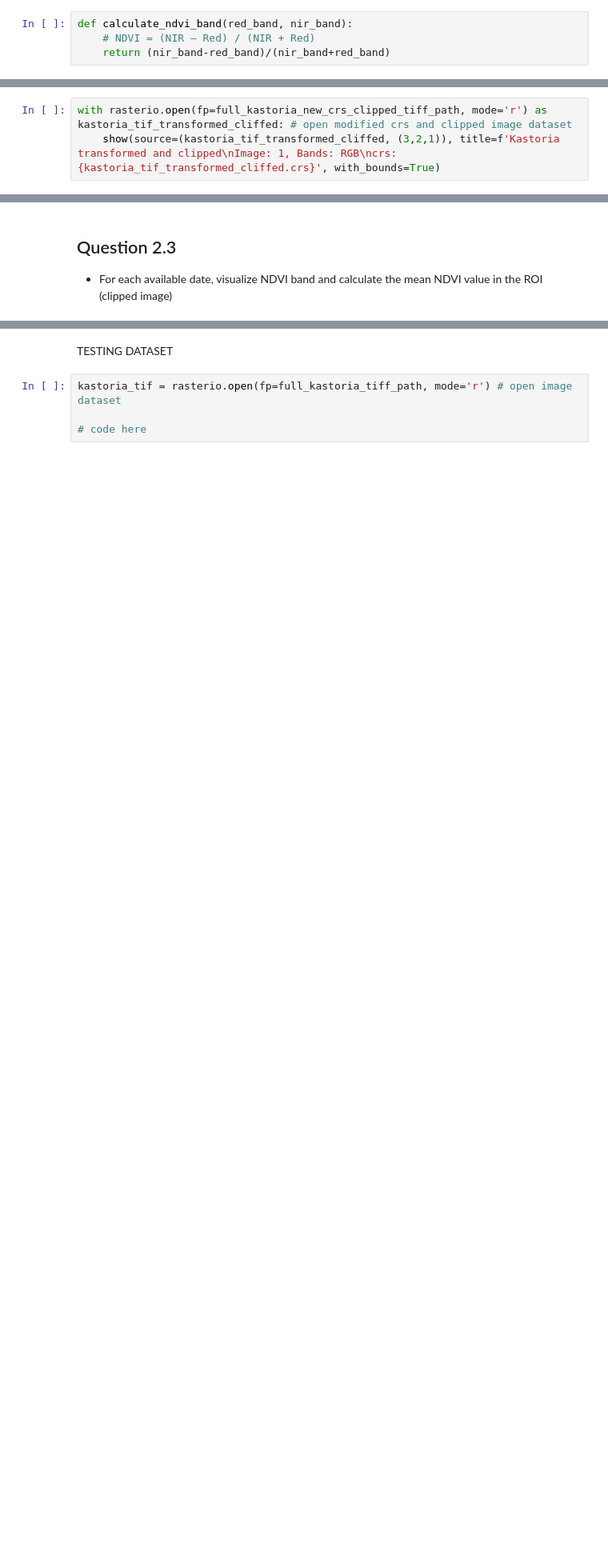
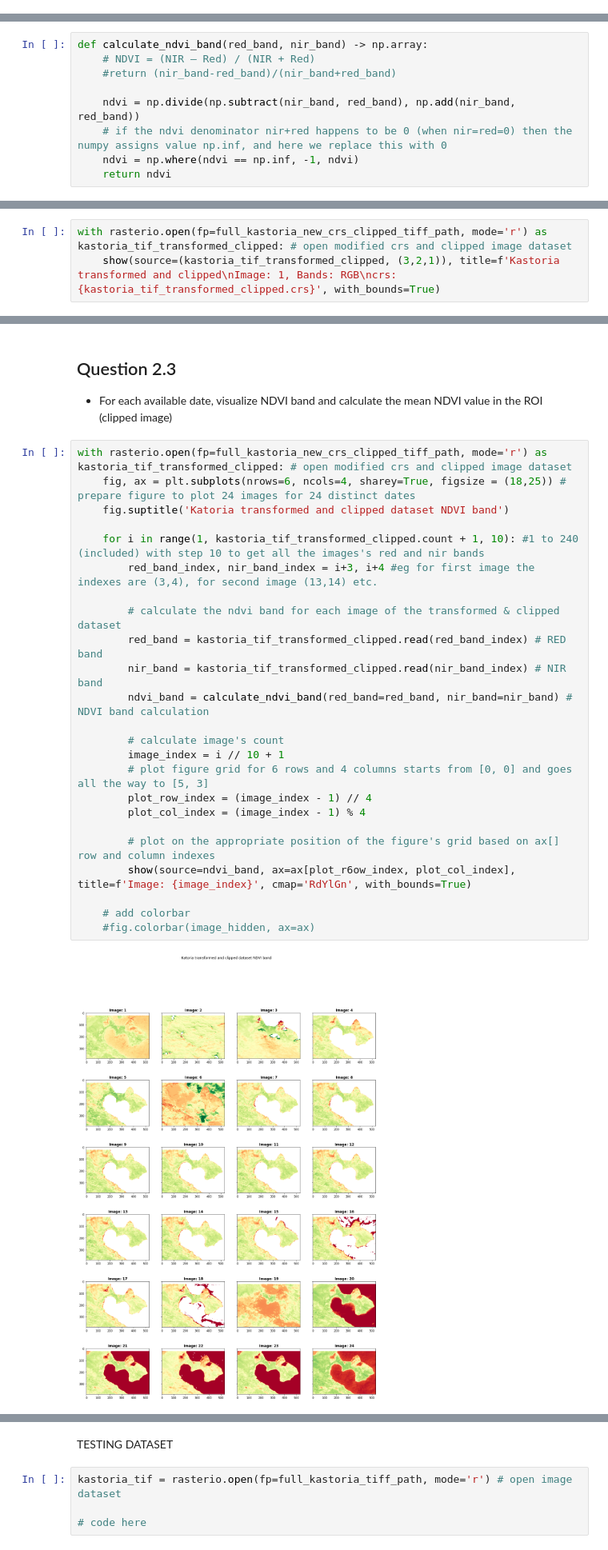
Before and after one commit to billdepo/Geospatial-Big-Data-Analytics-Lab, a Jupyter notebook: Lab02/Depastas_Vasileios_Geospatial_lab2.ipynb, the cells around one changed output, grey strips where cells are left out. Shown at 80% size. Cells and saved outputs as stored; diff of their text form; blank space fills up the shorter version.

```diff
--- a/Lab02/Depastas_Vasileios_Geospatial_lab2.ipynb
+++ b/Lab02/Depastas_Vasileios_Geospatial_lab2.ipynb
@@ -95,7 +95,3 @@ with rasterio.open(fp=full_kastoria_tiff_path, mode='r') as kastoria_tif: # open
 [figure]
 # %% [markdown]
 We will now calculate the NDVI index for that first image and show it on a map layer:
-# %%
-def calculate_ndvi_band(red_band, nir_band):
-    # NDVI = (NIR – Red) / (NIR + Red)
-    return (nir_band-red_band)/(nir_band+red_band)
@@ -102,3 +102,12 @@ def calculate_ndvi_band(red_band, nir_band):
+# %%
+def calculate_ndvi_band(red_band, nir_band) -> np.array:
+    # NDVI = (NIR – Red) / (NIR + Red)
+    #return (nir_band-red_band)/(nir_band+red_band)
+
+    ndvi = np.divide(np.subtract(nir_band, red_band), np.add(nir_band, red_band))
+    # if the ndvi denominator nir+red happens to be 0 (when nir=red=0) then the numpy assigns value np.inf, and here we replace this with 0
+    ndvi = np.where(ndvi == np.inf, -1, ndvi)
+    return ndvi
 # %%
 with rasterio.open(fp=full_kastoria_tiff_path, mode='r') as kastoria_tif: # open image dataset
     # calculate red, nir bands and derive from there the ndvi band for the first image of the dataset
@@ -257,10 +266,36 @@ We can see that the clipped area selected (ROI) is a rectangular that contains b
 
 Next, we plot the first image (first date) of the clipped dataset in RGB.
 # %%
-with rasterio.open(fp=full_kastoria_new_crs_clipped_tiff_path, mode='r') as kastoria_tif_transformed_cliffed: # open modified crs and clipped image dataset
-    show(source=(kastoria_tif_transformed_cliffed, (3,2,1)), title=f'Kastoria transformed and clipped\nImage: 1, Bands: RGB\ncrs: {kastoria_tif_transformed_cliffed.crs}', with_bounds=True)
+with rasterio.open(fp=full_kastoria_new_crs_clipped_tiff_path, mode='r') as kastoria_tif_transformed_clipped: # open modified crs and clipped image dataset
+    show(source=(kastoria_tif_transformed_clipped, (3,2,1)), title=f'Kastoria transformed and clipped\nImage: 1, Bands: RGB\ncrs: {kastoria_tif_transformed_clipped.crs}', with_bounds=True)
 # %% [output]
 [figure]
 # %% [markdown]
 ## Question 2.3
 - For each available date, visualize NDVI band and calculate the mean NDVI value in the ROI (clipped image)
+# %%
+with rasterio.open(fp=full_kastoria_new_crs_clipped_tiff_path, mode='r') as kastoria_tif_transformed_clipped: # open modified crs and clipped image dataset
+    fig, ax = plt.subplots(nrows=6, ncols=4, sharey=True, figsize = (18,25)) # prepare figure to plot 24 images for 24 distinct dates
+    fig.suptitle('Katoria transformed and clipped dataset NDVI band')
+
+    for i in range(1, kastoria_tif_transformed_clipped.count + 1, 10): #1 to 240 (included) with step 10 to get all the images's red and nir bands
+        red_band_index, nir_band_index = i+3, i+4 #eg for first image the indexes are (3,4), for second image (13,14) etc.
+
+        # calculate the ndvi band for each image of the transformed & clipped dataset
+        red_band = kastoria_tif_transformed_clipped.read(red_band_index) # RED band
+        nir_band = kastoria_tif_transformed_clipped.read(nir_band_index) # NIR band
+        ndvi_band = calculate_ndvi_band(red_band=red_band, nir_band=nir_band) # NDVI band calculation
+
+        # calculate image's count
+        image_index = i // 10 + 1
+        # plot figure grid for 6 rows and 4 columns starts from [0, 0] and goes all the way to [5, 3]
+        plot_row_index = (image_index - 1) // 4
+        plot_col_index = (image_index - 1) % 4
+
+        # plot on the appropriate position of the figure's grid based on ax[] row and column indexes
+        show(source=ndvi_band, ax=ax[plot_r6ow_index, plot_col_index], title=f'Image: {image_index}', cmap='RdYlGn', with_bounds=True)
+
+    # add colorbar
+    #fig.colorbar(image_hidden, ax=ax)
+# %% [output]
+[figure, added]
```
Also changed, not shown: parts of 4 cells of this notebook.
